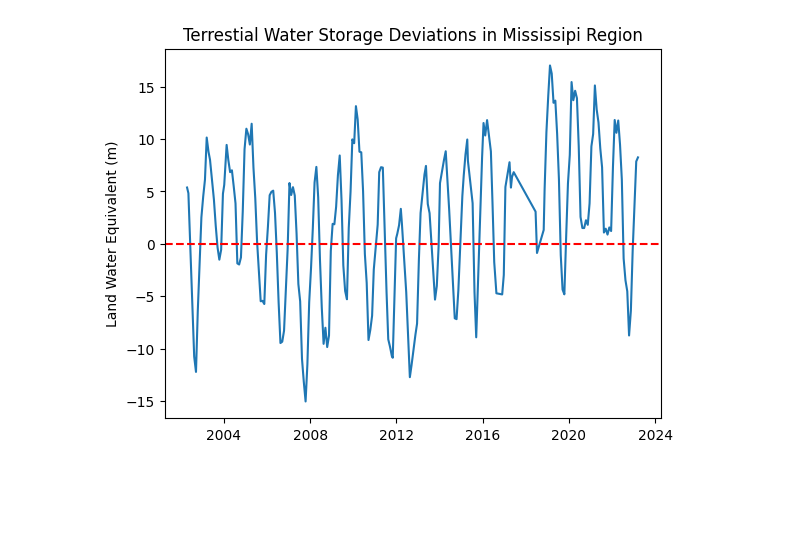
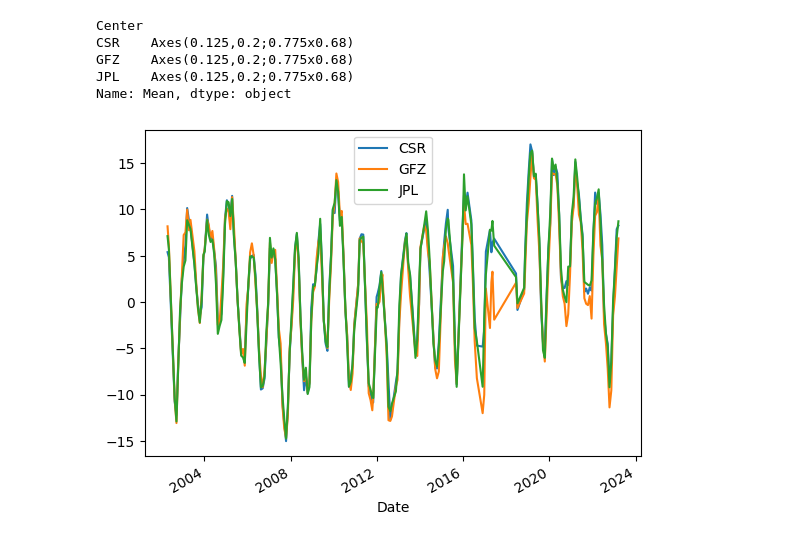
Before and after one commit to uwescience/DSSG2023-Groundwater, a Jupyter notebook: Snippets/kimberlykreiss/time_series.ipynb, the cells around one changed output. Cells and saved outputs as stored; diff of their text form; code cells hidden in the pictures; blank space fills up the shorter version.

Commit message:
Adding graph with all 3 processing center values

```diff
--- a/Snippets/kimberlykreiss/time_series.ipynb
+++ b/Snippets/kimberlykreiss/time_series.ipynb
@@ -42,7 +42,7 @@ for filename in file_GRACE:
     list_df = [date,center,mean_lwe]
     list_grace.append(list_df)
 
-df_grace = pd.DataFrame(list_grace, columns=['Date', "Center", "Mean"])
+df_grace = pd.DataFrame(list_grace, columns=['Date', "Center", "Mean"]).sort_values('Date')
 # %%
 df_grace
 # %% [output]
@@ -127,17 +62,22 @@ Cannot find the ecCodes library
 # %%
-lists = sorted(dict_grace.items())
+df_grace.set_index('Date', inplace=True)
+df_grace.groupby('Center')['Mean'].plot(legend=True)
 
-x, y = zip(*lists)
-plt.plot(x,y)
+
+#plt.plot(df_grace['Date'], df_grace['Mean'])
 #plt.xticks(x, [str(i) for i in y], rotation=90)
 #plt.tick_params(axis='x', which='major', labelsize=3)
-plt.locator_params(axis='x', nbins=10)
-plt.title("Terrestial Water Storage Deviations in Mississipi Region")
-plt.axhline(y=0, color='r', linestyle='--')
-plt.ylabel("Land Water Equivalent (m)")
-plt.show()
-
+#plt.locator_params(axis='x', nbins=10)
+#plt.title("Terrestial Water Storage Deviations in Mississipi Region")
+#plt.axhline(y=0, color='r', linestyle='--')
+#plt.ylabel("Land Water Equivalent (m)")
+#plt.show()
 #df = pd.DataFrame.from_dict(dict_grace, orient='index')
 #df
 # %% [output]
+Center
+CSR    Axes(0.125,0.2;0.775x0.68)
+GFZ    Axes(0.125,0.2;0.775x0.68)
+JPL    Axes(0.125,0.2;0.775x0.68)
+Name: Mean, dtype: object
-[figure, old version]
+[figure, new version]
```
Also changed, not shown: parts of 4 cells of this notebook.
